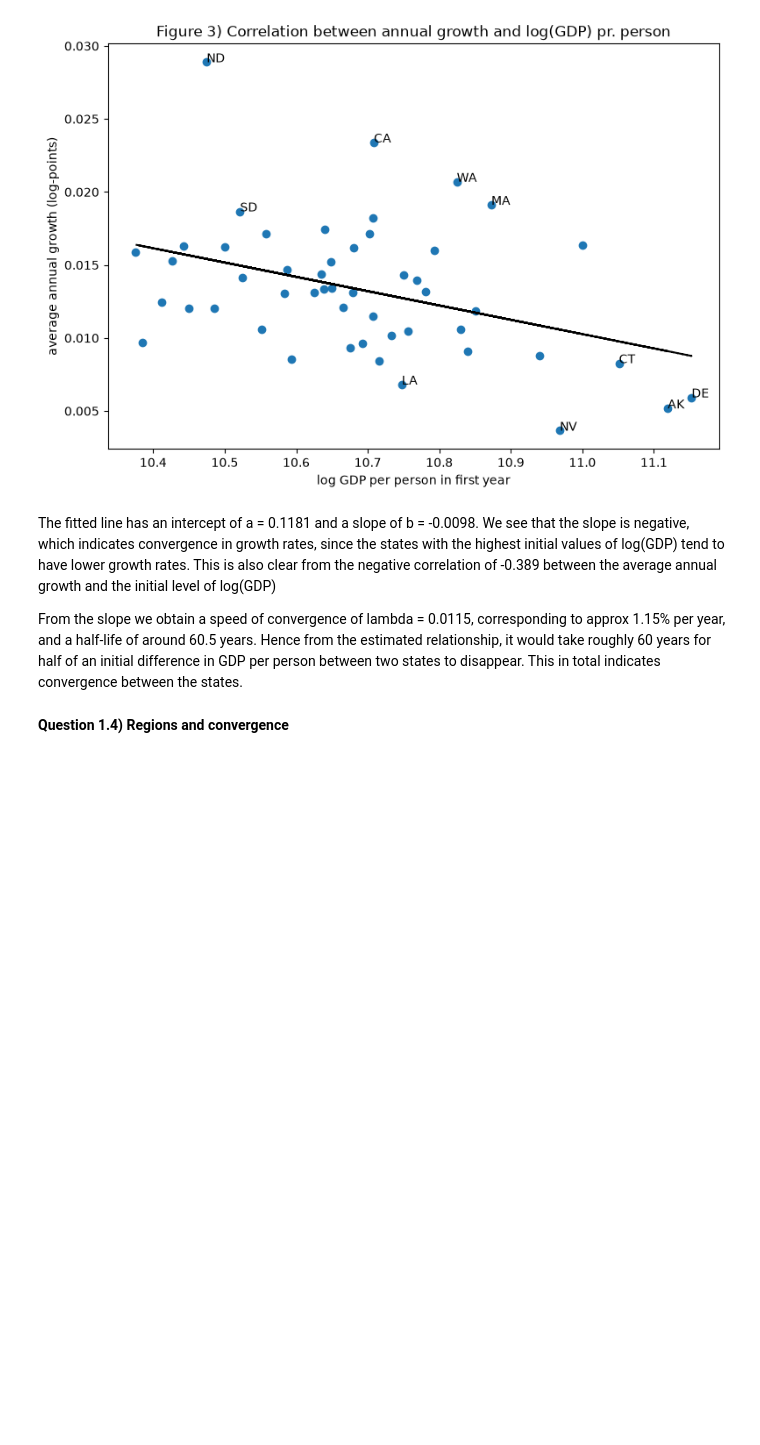
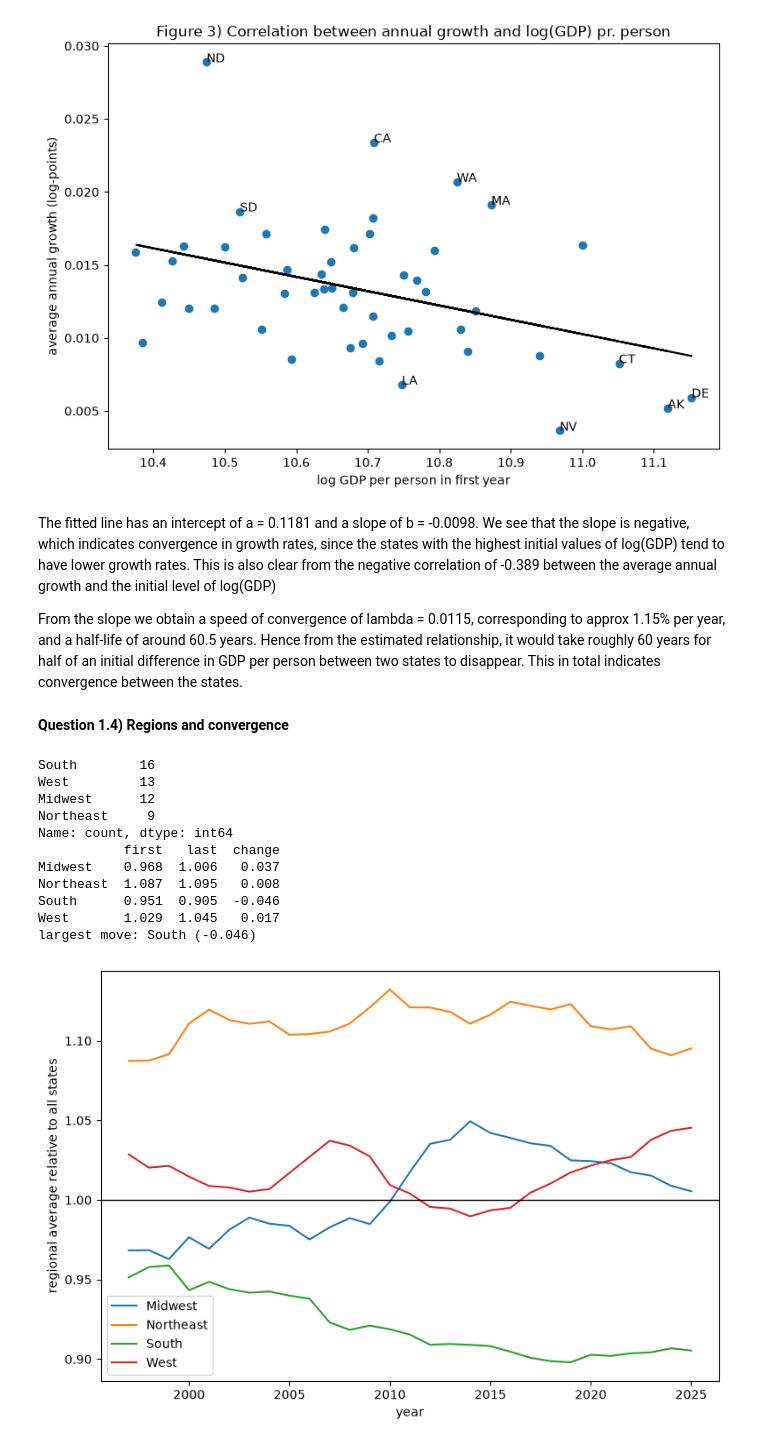
Before and after one commit to NumEconCopenhagen/projects-2024-group67, a Jupyter notebook: Exam/exam_notebook.ipynb, the cells around one changed output. Cells and saved outputs as stored; diff of their text form; code cells hidden in the pictures; blank space fills up the shorter version.

```diff
--- a/Exam/exam_notebook.ipynb
+++ b/Exam/exam_notebook.ipynb
@@ -240,3 +240,51 @@ The fitted line has an intercept of a = 0.1181 and a slope of b = -0.0098. We se
 From the slope we obtain a speed of convergence of lambda = 0.0115, corresponding to approx 1.15% per year, and a half-life of around 60.5 years. Hence from the estimated relationship, it would take roughly 60 years for half of an initial difference in GDP per person between two states to disappear. This in total indicates convergence between the states.
 # %% [markdown]
 **Question 1.4) Regions and convergence**
+# %%
+from states import REGION
+import pandas as pd
+
+
+# a. Calculating ratio between GDP pr. persion relative to the GDP pr. person across all states
+ratio = y.divide(y.mean(axis=1), axis=0)
+
+# b. we now group the states into their respective regions and calculate the average with each region
+region_ratio = ratio.T.groupby(REGION).mean().T
+
+# c. how many states in each region
+counts = pd.Series(REGION).loc[y.columns].value_counts()
+print(counts)
+
+
+
+# Q1.4.2) Plot the four regional series
+fig = plt.figure(figsize=(9,6))
+ax = fig.add_subplot(1,1,1)
+for region in region_rel.columns:
+    ax.plot(region_rel.index, region_rel[region], label=region)
+ax.axhline(1, color='black', lw=1)              # the all-state average
+ax.set_xlabel('year')
+ax.set_ylabel('regional average relative to all states')
+ax.legend()
+
+# Q1.4.3) First year, last year, and the change
+summary = pd.DataFrame({'first': region_rel.loc[tfirst],
+                        'last':  region_rel.loc[tlast]})
+summary['change'] = summary['last'] - summary['first']
+print(summary.round(3))
+
+mover = summary['change'].abs().idxmax()
+print(f'largest move: {mover} ({summary.loc[mover, "change"]:+.3f})')
+# %% [output]
+South        16
+West         13
+Midwest      12
+Northeast     9
+Name: count, dtype: int64
+           first   last  change
+Midwest    0.968  1.006   0.037
+Northeast  1.087  1.095   0.008
+South      0.951  0.905  -0.046
+West       1.029  1.045   0.017
+largest move: South (-0.046)
+[figure, added]
```
